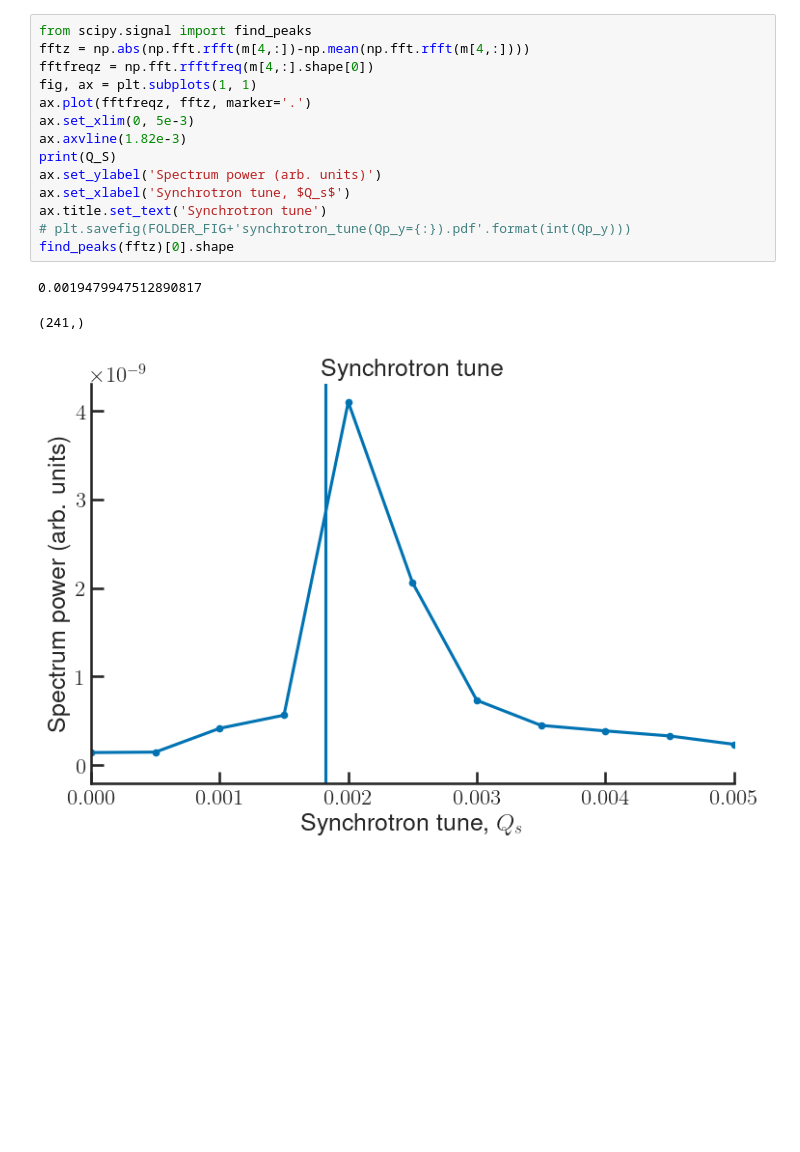
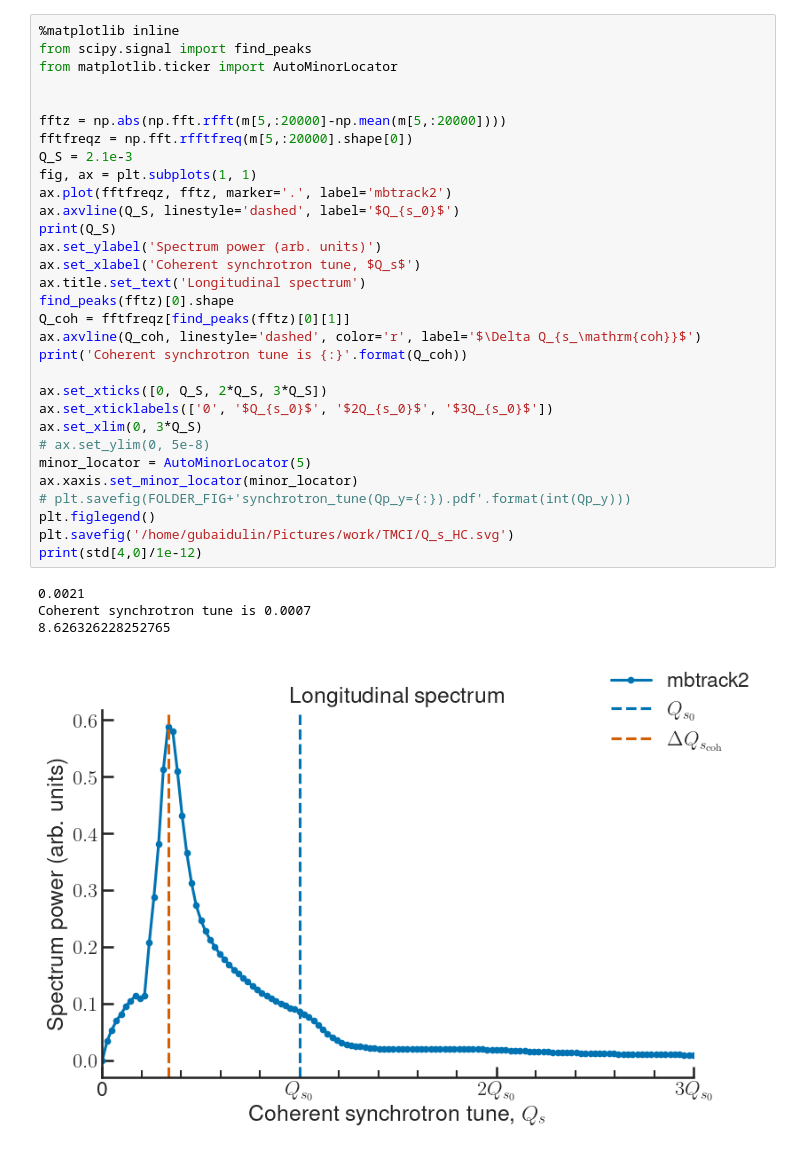
Before and after one commit to gubaidulinvadim/transverse_instabilities, a Jupyter notebook: Postprocessing_test.ipynb, the cells around one changed output. Saved outputs shown, nothing was run; the diff lists cells and outputs as text; blank space fills up the shorter version.

```diff
--- a/Postprocessing_test.ipynb
+++ b/Postprocessing_test.ipynb
@@ -220,18 +318,36 @@ plt.plot(np.mean(mb[0,:, :], axis=0))
 # %%
+%matplotlib inline
 from scipy.signal import find_peaks
-fftz = np.abs(np.fft.rfft(m[4,:])-np.mean(np.fft.rfft(m[4,:])))
-fftfreqz = np.fft.rfftfreq(m[4,:].shape[0])
+from matplotlib.ticker import AutoMinorLocator
+
+
+fftz = np.abs(np.fft.rfft(m[5,:20000]-np.mean(m[5,:20000])))
+fftfreqz = np.fft.rfftfreq(m[5,:20000].shape[0])
+Q_S = 2.1e-3
 fig, ax = plt.subplots(1, 1)
-ax.plot(fftfreqz, fftz, marker='.')
-ax.set_xlim(0, 5e-3)
-ax.axvline(1.82e-3)
+ax.plot(fftfreqz, fftz, marker='.', label='mbtrack2')
+ax.axvline(Q_S, linestyle='dashed', label='$Q_{s_0}$')
 print(Q_S)
 ax.set_ylabel('Spectrum power (arb. units)')
-ax.set_xlabel('Synchrotron tune, $Q_s$')
-ax.title.set_text('Synchrotron tune')
+ax.set_xlabel('Coherent synchrotron tune, $Q_s$')
+ax.title.set_text('Longitudinal spectrum')
+find_peaks(fftz)[0].shape
+Q_coh = fftfreqz[find_peaks(fftz)[0][1]]
+ax.axvline(Q_coh, linestyle='dashed', color='r', label='$\Delta Q_{s_\mathrm{coh}}$')
+print('Coherent synchrotron tune is {:}'.format(Q_coh))
+
+ax.set_xticks([0, Q_S, 2*Q_S, 3*Q_S])
+ax.set_xticklabels(['0', '$Q_{s_0}$', '$2Q_{s_0}$', '$3Q_{s_0}$'])
+ax.set_xlim(0, 3*Q_S)
+# ax.set_ylim(0, 5e-8)
+minor_locator = AutoMinorLocator(5)
+ax.xaxis.set_minor_locator(minor_locator)
 # plt.savefig(FOLDER_FIG+'synchrotron_tune(Qp_y={:}).pdf'.format(int(Qp_y)))
-find_peaks(fftz)[0].shape
+plt.figlegend()
+plt.savefig('/home/gubaidulin/Pictures/work/TMCI/Q_s_HC.svg')
+print(std[4,0]/1e-12)
 # %% [output]
-0.0019479947512890817
+0.0021
+Coherent synchrotron tune is 0.0007
+8.626326228252765
-(241,)
-[figure, old version]
+[figure, new version]
```
Also changed, not shown: parts of 27 cells of this notebook, 1 other file.
